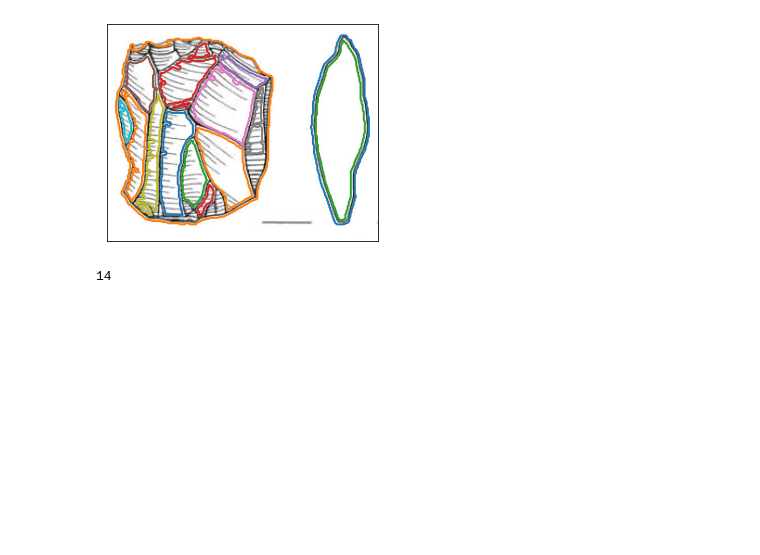
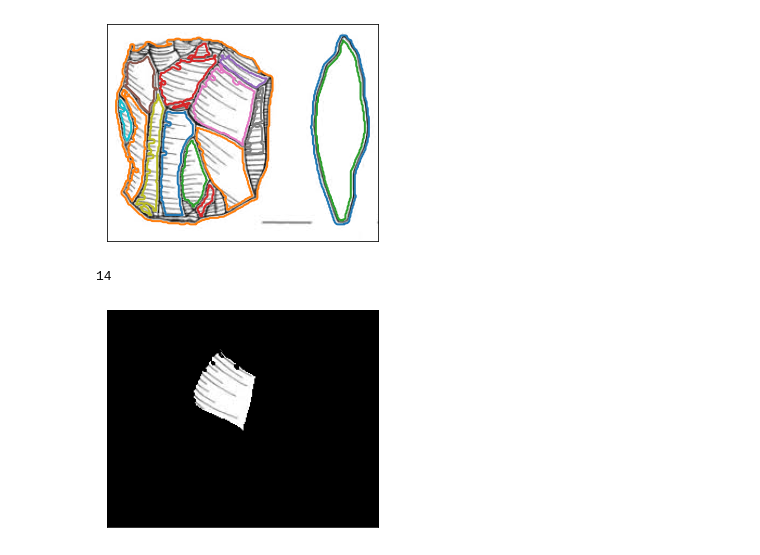
Before and after one commit to alan-turing-institute/Palaeoanalytics, a Jupyter notebook: notebooks/exploration/simple_edge_detection.ipynb, the cells around one changed output. Drawn from its saved outputs; the diff is of its cells as text; code cells hidden in the pictures; blank space fills up the shorter version.

```diff
--- a/notebooks/exploration/simple_edge_detection.ipynb
+++ b/notebooks/exploration/simple_edge_detection.ipynb
@@ -205,3 +142,34 @@ plt.show()
 len(new_countours)
 # %% [output]
 14
+# %%
+import scipy.ndimage as ndimage
+
+contour = new_countours[6]
+#contour = new_countours[19]
+
+
+# Create an empty image to store the masked array
+r_mask = np.zeros_like(image, dtype='bool')
+
+# Create a contour image by using the contour coordinates rounded to their nearest integer value
+r_mask[np.round(contour[:, 0]).astype('int'), np.round(contour[:, 1]).astype('int')] = 1
+
+# Fill in the hole created by the contour boundary
+r_mask = ndimage.binary_fill_holes(r_mask)
+
+# Invert the mask since you want pixels outside of the region
+new_image = np.multiply(r_mask,image)
+
+new_image = new_image
+# %%
+# Display the image and plot all contours found
+fig, ax = plt.subplots()
+ax.imshow(new_image, cmap=plt.cm.gray)
+
+ax.axis('image')
+ax.set_xticks([])
+ax.set_yticks([])
+plt.show()
+# %% [output]
+[figure, added]
```
Also changed, not shown: parts of 8 cells of this notebook.
